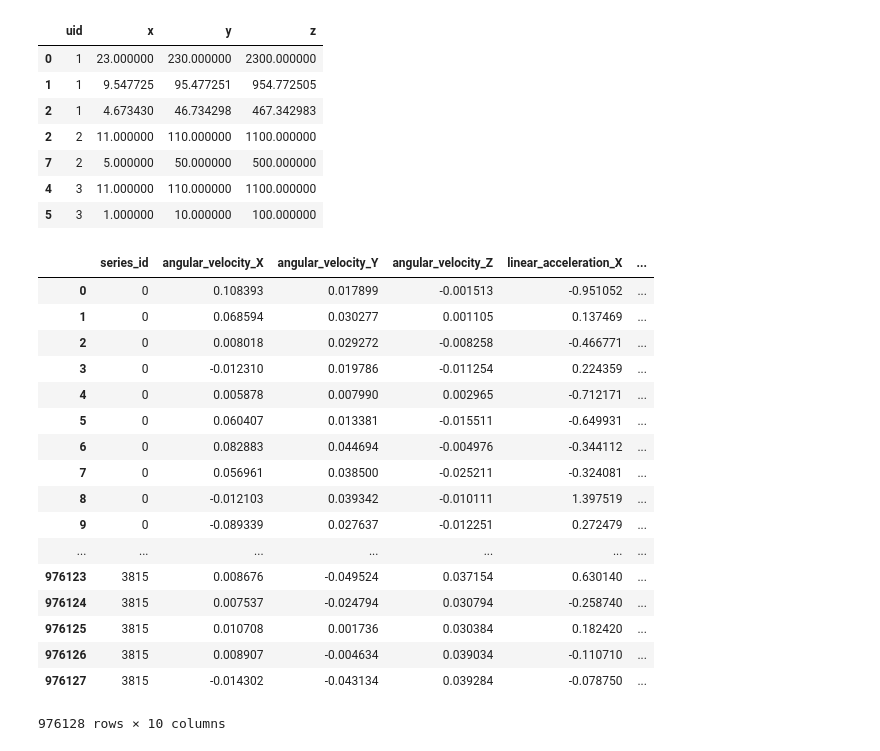
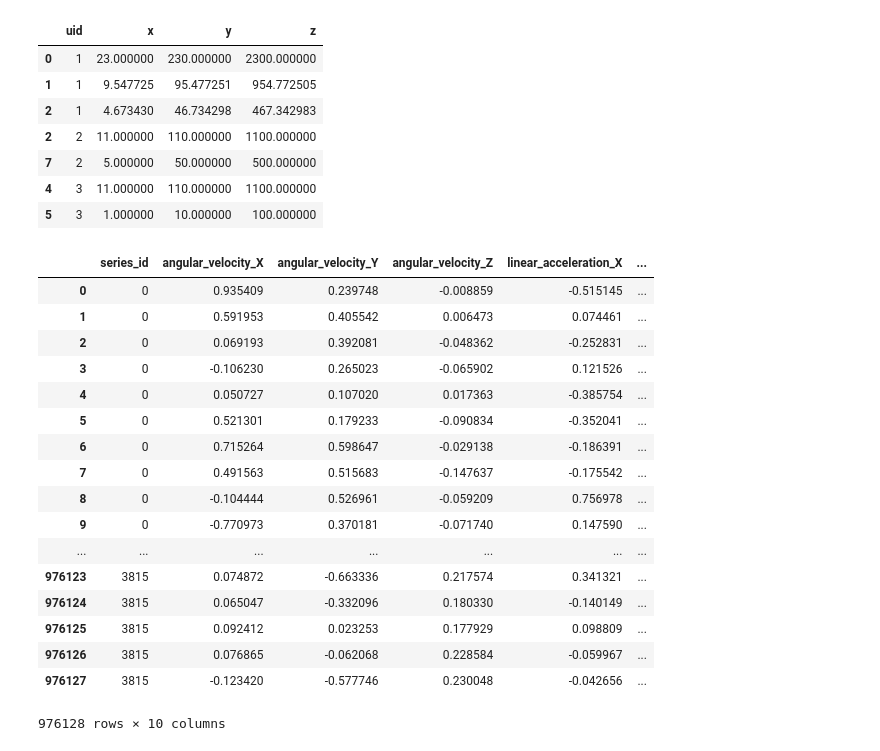
Before and after one commit to devforfu/careercon2019, a Jupyter notebook: xx_3rd_place_solution.ipynb, the cells around one changed output. Drawn from its saved outputs; the diff is of its cells as text; code cells hidden in the pictures.

Commit message:
Data preparation

```diff
--- a/xx_3rd_place_solution.ipynb
+++ b/xx_3rd_place_solution.ipynb
@@ -106,4 +106,4 @@ df = pd.DataFrame({
     'z': [100, 200, 300, 400, 500, 600, 700, 800, 900, 1000, 1100, 1200]
 })
 # %%
-df.values.reshape((4, 3, 5))
+arr = df.values.reshape((4, 3, 5))
@@ -151,24 +164,3 @@ fft_data = (
     groups[linear_cols + angular_cols]
     .apply(lambda df: df.apply(abs_fft, axis=0))
     .reset_index('uid'))
-# %%
-data
-# %% [output]
-|  | series_id | angular_velocity_X | angular_velocity_Y | angular_velocity_Z | linear_acceleration_X | ... |
-| 0 | 0 | 0.108393 | 0.017899 | -0.001513 | -0.951052 | ... |
-| 1 | 0 | 0.068594 | 0.030277 | 0.001105 | 0.137469 | ... |
-| 2 | 0 | 0.008018 | 0.029272 | -0.008258 | -0.466771 | ... |
-| 3 | 0 | -0.012310 | 0.019786 | -0.011254 | 0.224359 | ... |
-| 4 | 0 | 0.005878 | 0.007990 | 0.002965 | -0.712171 | ... |
-| 5 | 0 | 0.060407 | 0.013381 | -0.015511 | -0.649931 | ... |
-| 6 | 0 | 0.082883 | 0.044694 | -0.004976 | -0.344112 | ... |
-| 7 | 0 | 0.056961 | 0.038500 | -0.025211 | -0.324081 | ... |
-| 8 | 0 | -0.012103 | 0.039342 | -0.010111 | 1.397519 | ... |
-| 9 | 0 | -0.089339 | 0.027637 | -0.012251 | 0.272479 | ... |
-| ... | ... | ... | ... | ... | ... | ... |
-| 976123 | 3815 | 0.008676 | -0.049524 | 0.037154 | 0.630140 | ... |
-| 976124 | 3815 | 0.007537 | -0.024794 | 0.030794 | -0.258740 | ... |
-| 976125 | 3815 | 0.010708 | 0.001736 | 0.030384 | 0.182420 | ... |
-| 976126 | 3815 | 0.008907 | -0.004634 | 0.039034 | -0.110710 | ... |
-| 976127 | 3815 | -0.014302 | -0.043134 | 0.039284 | -0.078750 | ... |
-976128 rows × 10 columns
@@ -174,0 +170,21 @@ data
+# %%
+fft_data[]
+# %% [output]
+|  | series_id | angular_velocity_X | angular_velocity_Y | angular_velocity_Z | linear_acceleration_X | ... |
+| 0 | 0 | 0.935409 | 0.239748 | -0.008859 | -0.515145 | ... |
+| 1 | 0 | 0.591953 | 0.405542 | 0.006473 | 0.074461 | ... |
+| 2 | 0 | 0.069193 | 0.392081 | -0.048362 | -0.252831 | ... |
+| 3 | 0 | -0.106230 | 0.265023 | -0.065902 | 0.121526 | ... |
+| 4 | 0 | 0.050727 | 0.107020 | 0.017363 | -0.385754 | ... |
+| 5 | 0 | 0.521301 | 0.179233 | -0.090834 | -0.352041 | ... |
+| 6 | 0 | 0.715264 | 0.598647 | -0.029138 | -0.186391 | ... |
+| 7 | 0 | 0.491563 | 0.515683 | -0.147637 | -0.175542 | ... |
+| 8 | 0 | -0.104444 | 0.526961 | -0.059209 | 0.756978 | ... |
+| 9 | 0 | -0.770973 | 0.370181 | -0.071740 | 0.147590 | ... |
+| ... | ... | ... | ... | ... | ... | ... |
+| 976123 | 3815 | 0.074872 | -0.663336 | 0.217574 | 0.341321 | ... |
+| 976124 | 3815 | 0.065047 | -0.332096 | 0.180330 | -0.140149 | ... |
+| 976125 | 3815 | 0.092412 | 0.023253 | 0.177929 | 0.098809 | ... |
+| 976126 | 3815 | 0.076865 | -0.062068 | 0.228584 | -0.059967 | ... |
+| 976127 | 3815 | -0.123420 | -0.577746 | 0.230048 | -0.042656 | ... |
+976128 rows × 10 columns
```
Also changed, not shown: parts of 5 cells of this notebook.
